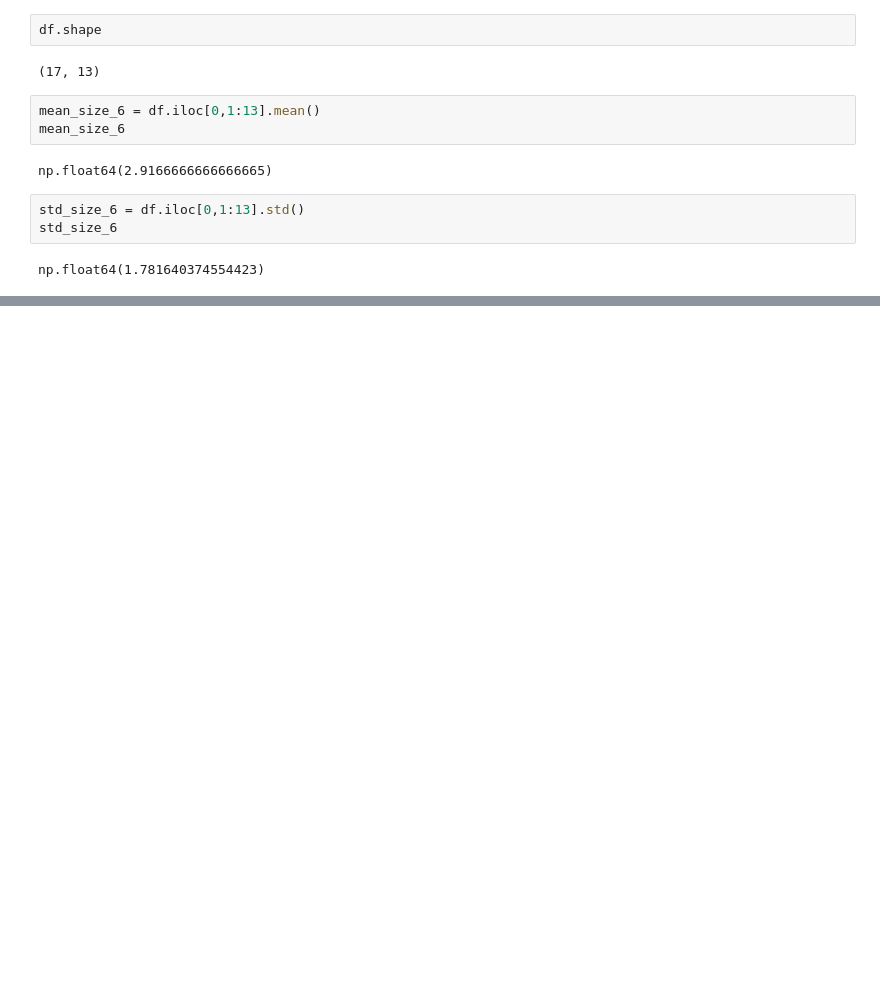
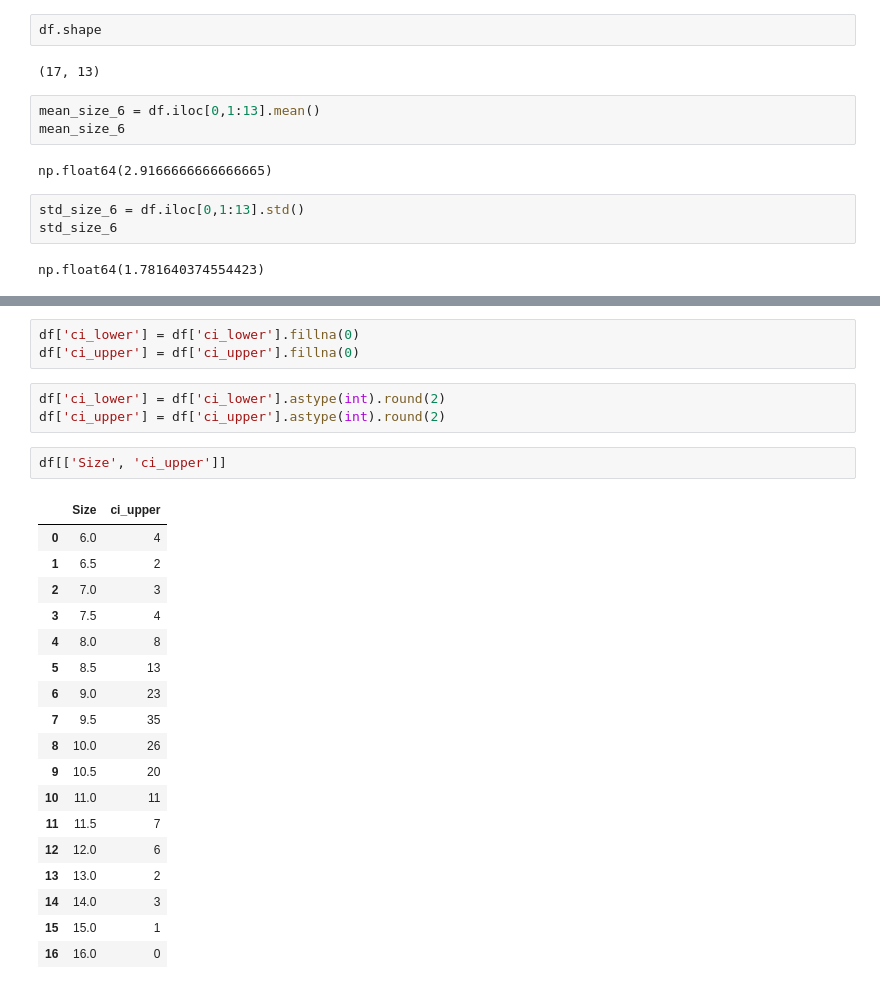
Before and after one commit to Lorenz-Camorahan/Camorahan-All-STATS-Code, a Jupyter notebook: lab-8-T-Distribution.ipynb, the cells around one changed output, grey strips where cells are left out. Drawn from its saved outputs; the diff is of its cells as text; blank space fills up the shorter version.

```diff
--- a/lab-8-T-Distribution.ipynb
+++ b/lab-8-T-Distribution.ipynb
@@ -175,0 +191,27 @@ TypeError: _parse_args() got an unexpected keyword argument 'upper_6'
+# %%
+df['ci_lower'] = df['ci_lower'].fillna(0)
+df['ci_upper'] = df['ci_upper'].fillna(0)
+# %%
+df['ci_lower'] = df['ci_lower'].astype(int).round(2)
+df['ci_upper'] = df['ci_upper'].astype(int).round(2)
+# %%
+df[['Size', 'ci_upper']]
+# %% [output]
+|  | Size | ci_upper |
+| 0 | 6.0 | 4 |
+| 1 | 6.5 | 2 |
+| 2 | 7.0 | 3 |
+| 3 | 7.5 | 4 |
+| 4 | 8.0 | 8 |
+| 5 | 8.5 | 13 |
+| 6 | 9.0 | 23 |
+| 7 | 9.5 | 35 |
+| 8 | 10.0 | 26 |
+| 9 | 10.5 | 20 |
+| 10 | 11.0 | 11 |
+| 11 | 11.5 | 7 |
+| 12 | 12.0 | 6 |
+| 13 | 13.0 | 2 |
+| 14 | 14.0 | 3 |
+| 15 | 15.0 | 1 |
+| 16 | 16.0 | 0 |
```
Also changed, not shown: parts of 2 cells of this notebook, 6 other files.
